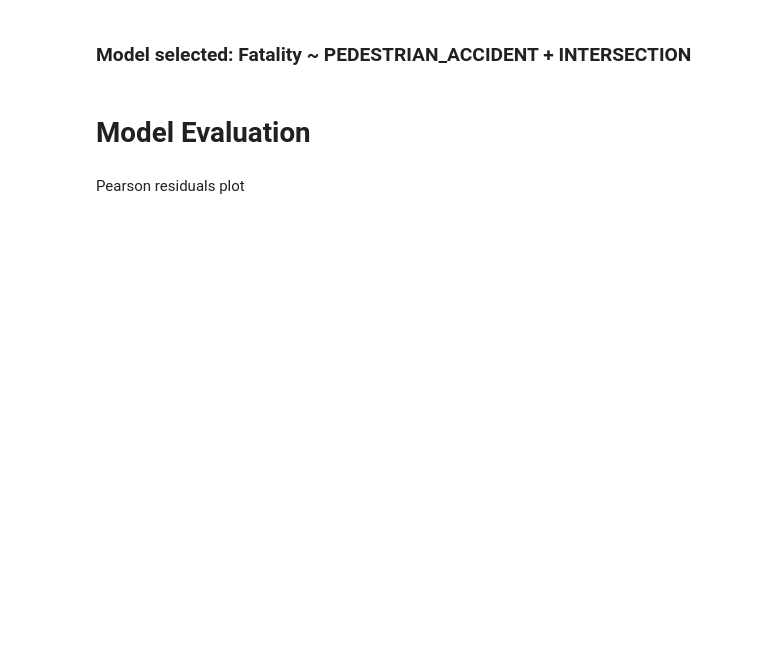
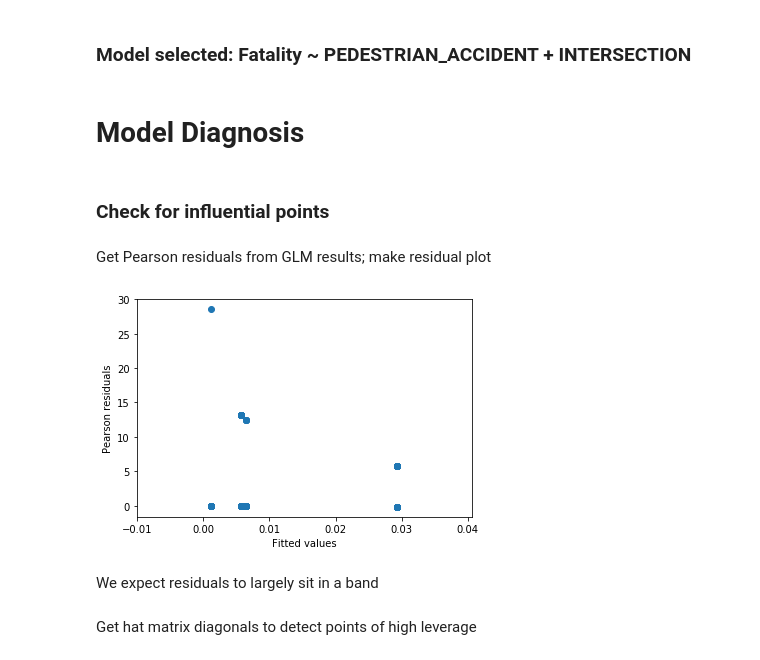
Before and after one commit to bingwang32/LinReg_Final_Proj, a Jupyter notebook: LinReg_FinalProj_Code.ipynb, the cells around one changed output. Drawn from its saved outputs; the diff is of its cells as text; code cells hidden in the pictures; blank space fills up the shorter version.

Commit message:
partial progress on model diagnosis

```diff
--- a/LinReg_FinalProj_Code.ipynb
+++ b/LinReg_FinalProj_Code.ipynb
@@ -232,4 +265,4 @@ model_aic.summary()
 # %% [markdown]
 Model selected by best BIC:
 # %%
-model_bic = forward_selected(c,'Fatality', "BIC")
+model2 = forward_selected(c,'Fatality', "BIC")
@@ -274,6 +317,19 @@ $\Delta G^{2}$ < $\chi^{2}$($\alpha$ = 0.05, df = 1): Fail to reject H0.
 # %% [markdown]
 ### Model selected: Fatality ~ PEDESTRIAN_ACCIDENT + INTERSECTION
 # %% [markdown]
-# Model Evaluation
+# Model Diagnosis
-# %% [markdown]
-Pearson residuals plot
+# %% [markdown]
+### Check for influential points
+# %% [markdown]
+Get Pearson residuals from GLM results; make residual plot
+# %%
+plt.scatter(model2.fittedvalues, model2.resid_pearson)
+plt.xlabel("Fitted values")
+plt.ylabel("Pearson residuals")
+plt.show()
+# %% [output]
+[figure, added]
+# %% [markdown]
+We expect residuals to largely sit in a band
+# %% [markdown]
+Get hat matrix diagonals to detect points of high leverage
```
Also changed, not shown: parts of 19 cells of this notebook.
